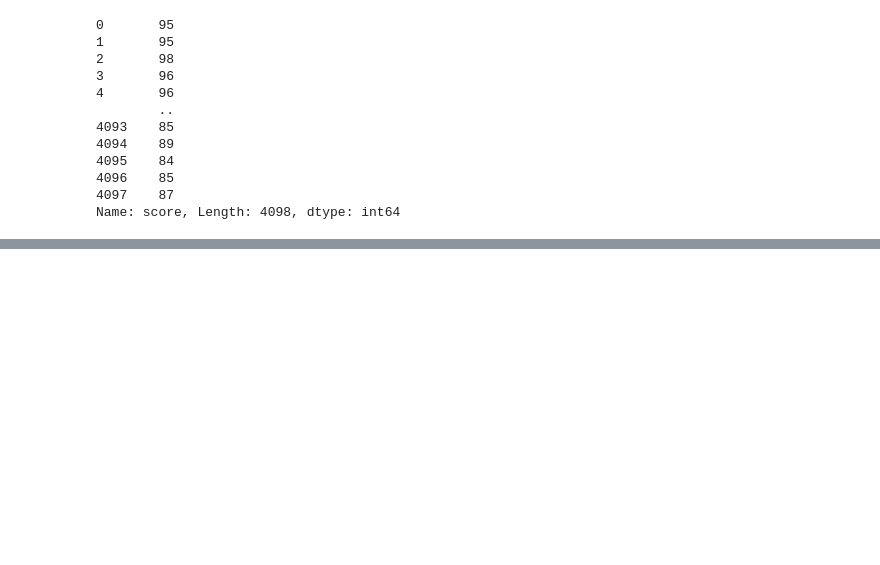
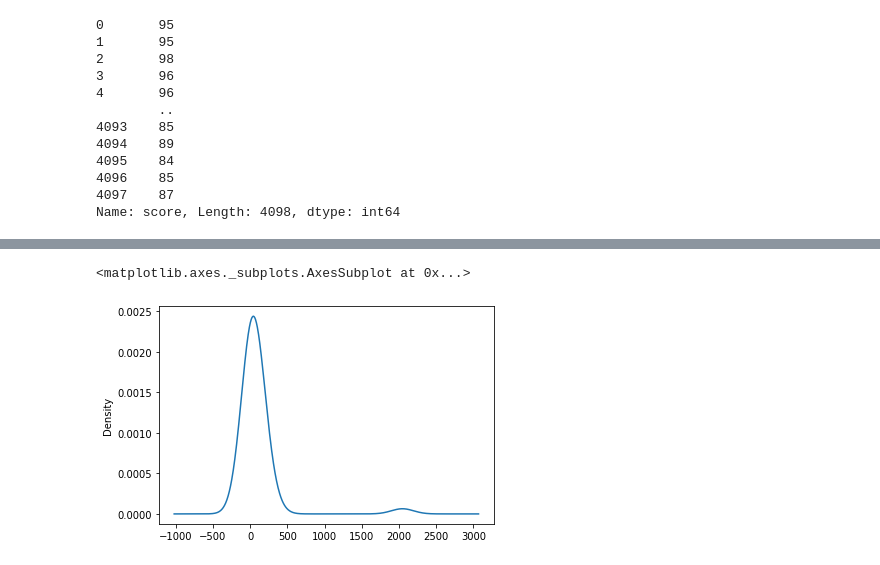
Before and after one commit to ndxn/Partners-in-Wine, a Jupyter notebook: WineML.ipynb, the cells around one changed output, grey strips where cells are left out. Cells and saved outputs as stored; diff of their text form; code cells hidden in the pictures; blank space fills up the shorter version.

```diff
--- a/WineML.ipynb
+++ b/WineML.ipynb
@@ -310,4 +305,0 @@ Red_Wine_ML_df.head()
-# %%
-# Drop index columm
-Red_Wine_ML_df.drop(columns=['index', '_c0'], inplace= True)
-Red_Wine_ML_df.head()
@@ -370,0 +393,6 @@ Name: score, Length: 4098, dtype: int64
+# %%
+# Visualize the value counts
+appellation_counts.plot.density()
+# %% [output]
+<matplotlib.axes._subplots.AxesSubplot at 0x...>
+[figure, added]
```
Also changed, not shown: parts of 15 cells of this notebook.
